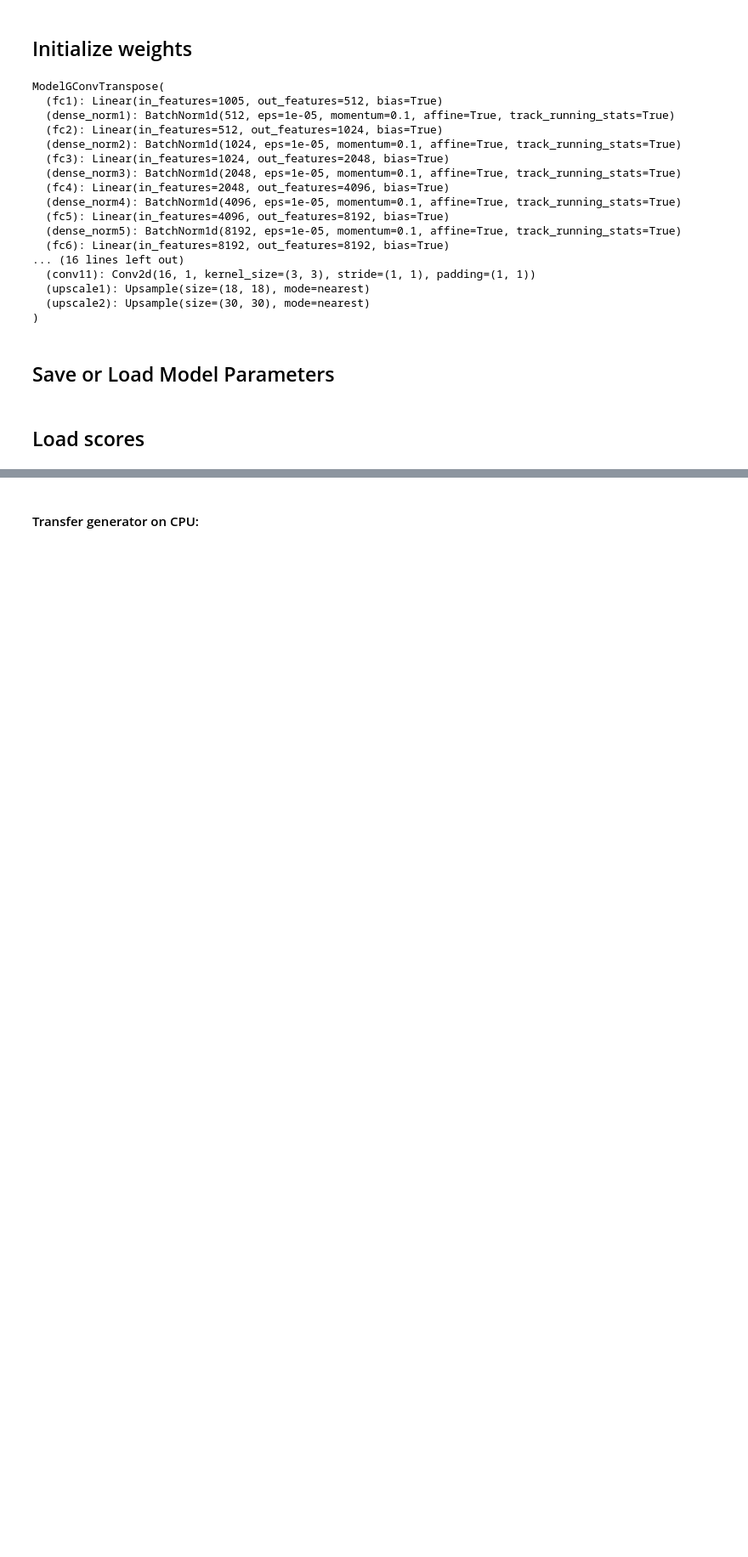
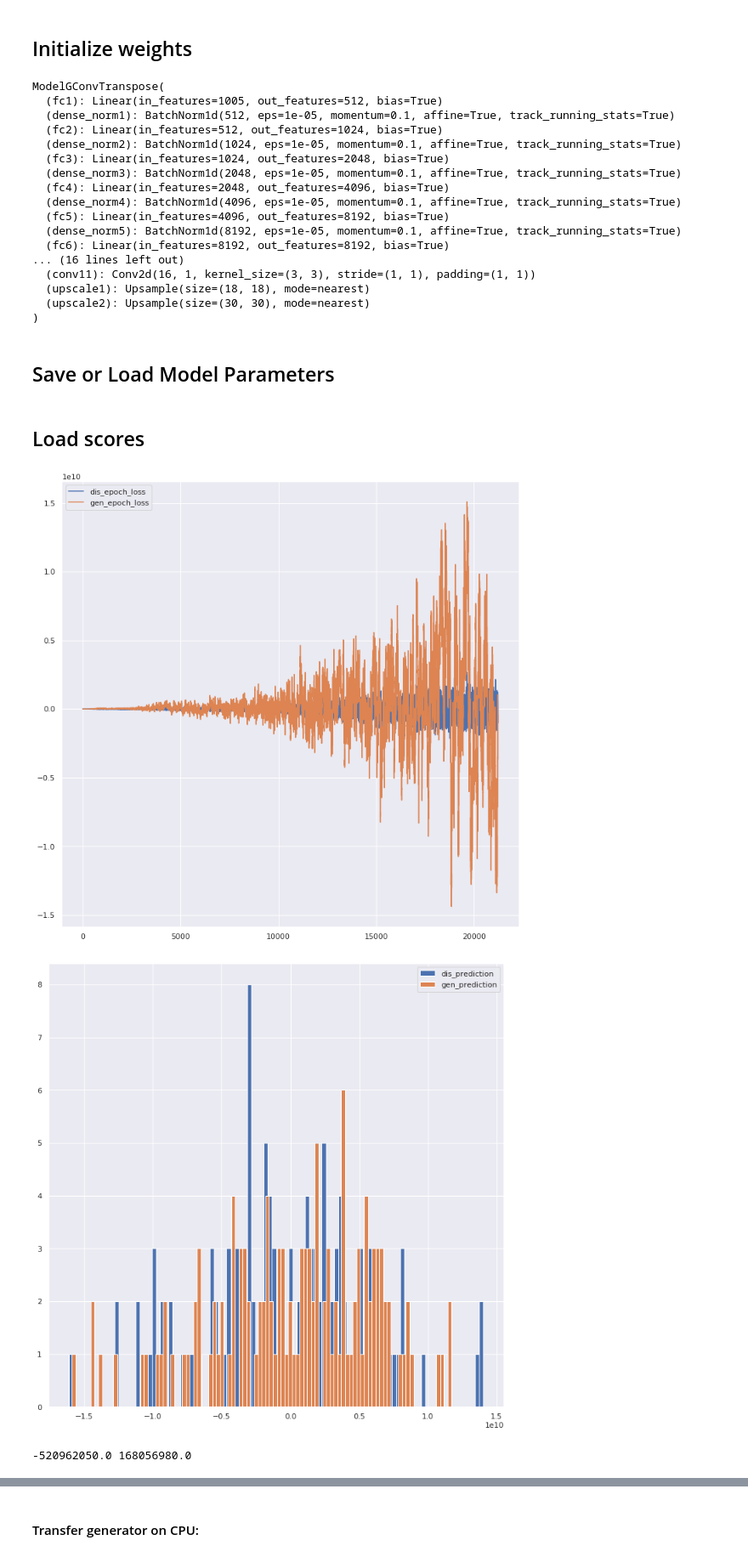
Before and after one commit to jhonerma/MLHEP19_Competition, a Jupyter notebook: lhcb_calo_gan.ipynb, the cells around one changed output, grey strips where cells are left out. Shown at 85% size. Cells and saved outputs as stored; diff of their text form; code cells hidden in the pictures; blank space fills up the shorter version.

```diff
--- a/lhcb_calo_gan.ipynb
+++ b/lhcb_calo_gan.ipynb
@@ -530,15 +529,15 @@ def run_training(epochs, start=0):
     k_d, k_g = 10, 1
 
     gan_losses = GANLosses(TASK, device)
-    transforming = transforms.RandomErasing(p=0.7,scale=(0.02,0.1))
+    #transforming = transforms.RandomErasing(p=0.7,scale=(0.02,0.1))
 
     for epoch in tqdm(range(start, epochs)):
         first = True
 
         for EnergyDeposit_b, ParticleMomentum_b, ParticlePoint_b in calo_dataloader:
-            with torch.no_grad():
-                for i, pic in enumerate(EnergyDeposit_b):
-                    EnergyDeposit_b[i] = transforming(pic)
+            #with torch.no_grad():
+            #    for i, pic in enumerate(EnergyDeposit_b):
+            #        EnergyDeposit_b[i] = transforming(pic)
             EnergyDeposit_b, ParticleMomentum_b, ParticlePoint_b = EnergyDeposit_b.to(device), \
                                                                    ParticleMomentum_b.to(device), \
                                                                    ParticlePoint_b.to(device)
@@ -631,37 +630,49 @@ def run_training(epochs, start=0):
         plt.show()
 # %%
 if Load_Parameters: #Loading weights after training for image generation
-    g_checkpoint = torch.load('./generator_params1908.pt')
+    g_checkpoint = torch.load('./generator_params0110.pt')
     generator.load_state_dict(g_checkpoint['model_state_dict'])
     generator.eval()
-    d_checkpoint = torch.load('./discriminator_params1908.pt')
+    d_checkpoint = torch.load('./discriminator0110_params.pt')
     discriminator.load_state_dict(d_checkpoint['model_state_dict'])
     discriminator.eval()
+
+    dis_epoch_loss = d_checkpoint['loss']
+    gen_epoch_loss = g_checkpoint['loss']
+    prd_auc = g_checkpoint['prd_auc']
+    predictions_dis = d_checkpoint['prediction']
+    predictions_gen = g_checkpoint['prediction']
 
 
 
 elif Resume_Training: #Resume training from a checkpoint
     g_checkpoint = torch.load('./generator_params.pt')
     generator.load_state_dict(g_checkpoint['model_state_dict'])
     g_optimizer.load_state_dict(g_checkpoint['optimizer_state_dict'])
     startepoch = g_checkpoint['epoch']
     gen_epoch_loss = g_checkpoint['loss']
     prd_auc = g_checkpoint['prd_auc']
     predictions_gen = g_checkpoint['prediction']
     generator.eval()
     generator.train()
+    torch.cuda.empty_cache()
 
     d_checkpoint = torch.load('./discriminator_params.pt')
     discriminator.load_state_dict(d_checkpoint['model_state_dict'])
     d_optimizer.load_state_dict(d_checkpoint['optimizer_state_dict'])
     dis_epoch_loss = d_checkpoint['loss']
     predictions_dis = d_checkpoint['prediction']
     discriminator.eval()
     discriminator.train()
+    torch.cuda.empty_cache()
 
     run_training(4000, start=startepoch)
 
 
 
 else: #Start training from scratch
     run_training(4000)
+# %% [output]
+[figure, added]
+[figure, added]
+-520962050.0 168056980.0
```
Also changed, not shown: parts of 13 cells of this notebook.
